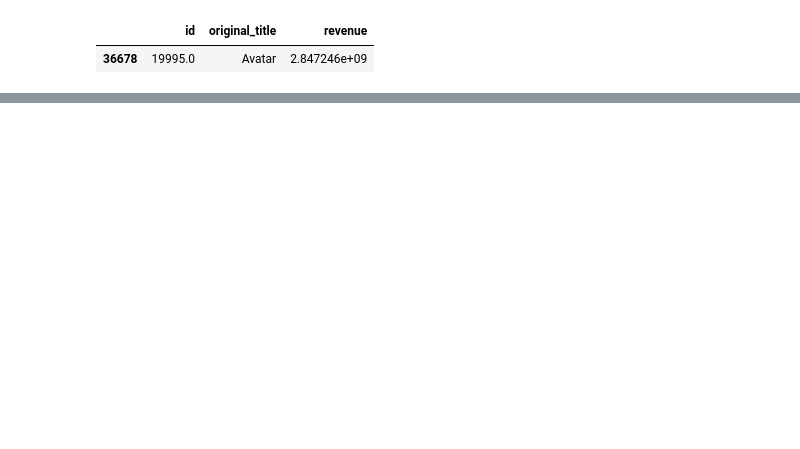
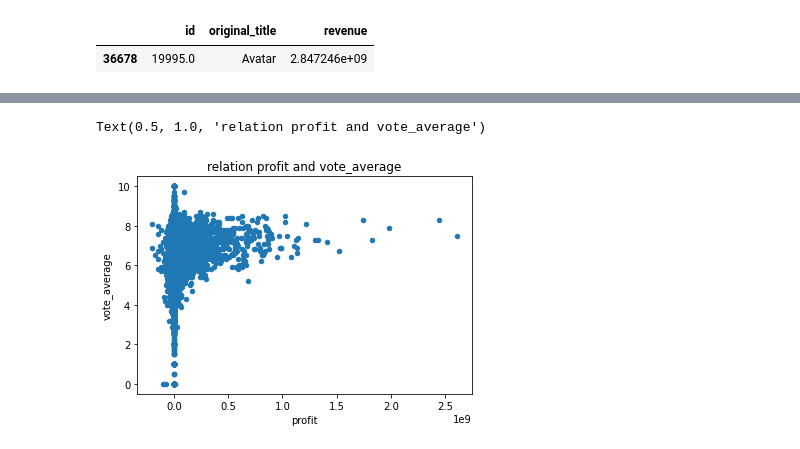
Before and after one commit to seonghun0/project-team3-data, a Jupyter notebook: scripts/EDA_movie_data3.ipynb, the cells around one changed output, grey strips where cells are left out. Saved outputs shown, nothing was run; the diff lists cells and outputs as text; code cells hidden in the pictures; blank space fills up the shorter version.

```diff
--- a/scripts/EDA_movie_data3.ipynb
+++ b/scripts/EDA_movie_data3.ipynb
@@ -354,0 +286,7 @@ high_budget[['id', 'original_title','revenue']].head(1)
+# %%
+# Q3. profit이 높은 영화가 vote_average점수가 높을까?
+movies3_df.plot(x='profit', y='vote_average', kind='scatter')
+plt.title('relation profit and vote_average')
+# %% [output]
+Text(0.5, 1.0, 'relation profit and vote_average')
+[figure, added]
```
Also changed, not shown: parts of 28 cells of this notebook, 6 other files.
